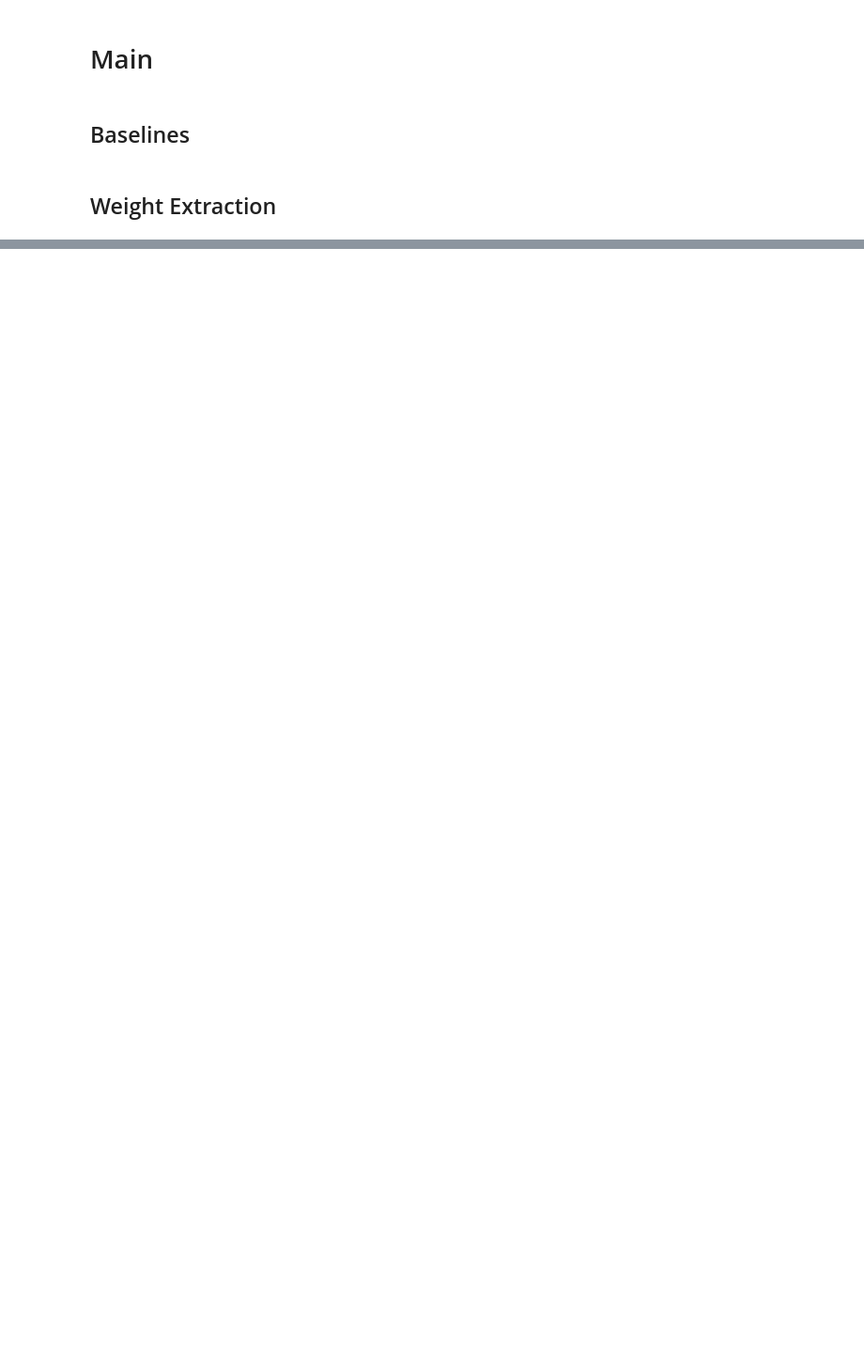
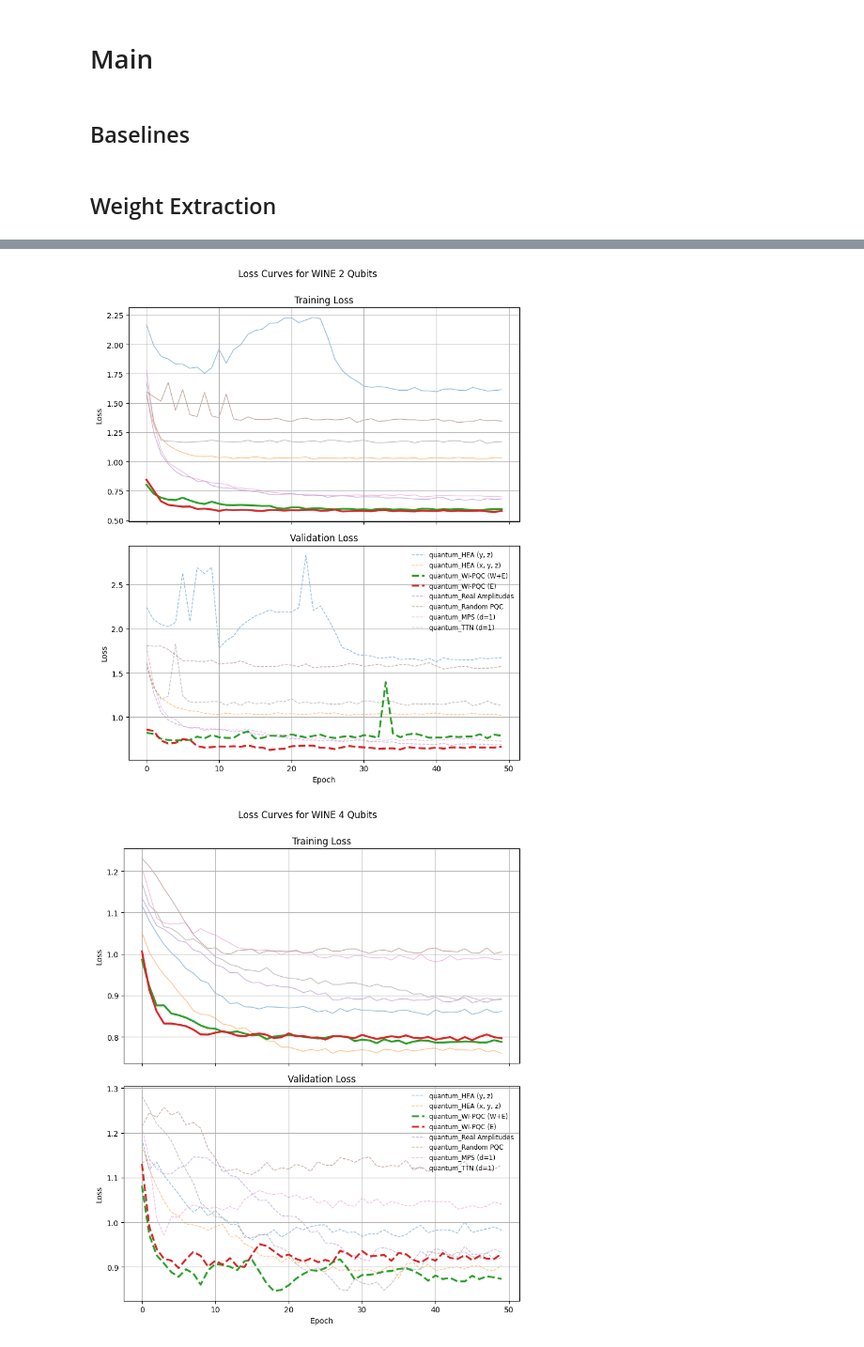
Before and after one commit to LarryHH/NNWeightInformedPQC, a Jupyter notebook: main.ipynb, the cells around one changed output, grey strips where cells are left out. Shown at 94% size. Drawn from its saved outputs; the diff is of its cells as text; code cells hidden in the pictures; blank space fills up the shorter version.

Commit message:
update main experiment loop

```diff
--- a/main.ipynb
+++ b/main.ipynb
@@ -691,0 +760,24 @@ Test class distribution:
+# %%
+wi_results_fp = '_results/wi_experiment.csv'
+if os.path.exists(wi_results_fp):
+    wi_results_df = pd.read_csv(wi_results_fp)
+
+iris_results = wi_results_df[
+    (wi_results_df['dataset_name'] == 'iris')
+    & (wi_results_df['model_type'].str.contains('quantum', na=False))
+]
+wine_results = wi_results_df[
+    (wi_results_df['dataset_name'] == 'wine')
+    & (wi_results_df['model_type'].str.contains('quantum', na=False))
+]
+diabetes_results = wi_results_df[
+    (wi_results_df['dataset_name'] == 'diabetes')
+    & (wi_results_df['model_type'].str.contains('quantum', na=False))
+]
+iris_results_2q = iris_results[iris_results['input_dim'] == 2]
+wine_results_2q = wine_results[wine_results['input_dim'] == 2]
+diabetes_results_2q = diabetes_results[diabetes_results['input_dim'] == 2]
+
+iris_results_4q = iris_results[iris_results['input_dim'] == 4]
+wine_results_4q = wine_results[wine_results['input_dim'] == 4]
+diabetes_results_4q = diabetes_results[diabetes_results['input_dim'] == 4]
@@ -691,0 +836,6 @@ Test class distribution:
+# %%
+plot_loss_results_vertical(wine_results_2q, highlight_keyword='wi-pqc')
+plot_loss_results_vertical(wine_results_4q, highlight_keyword='wi-pqc')
+# %% [output]
+[figure, added]
+[figure, added]
```
Also changed, not shown: parts of 29 cells of this notebook.
